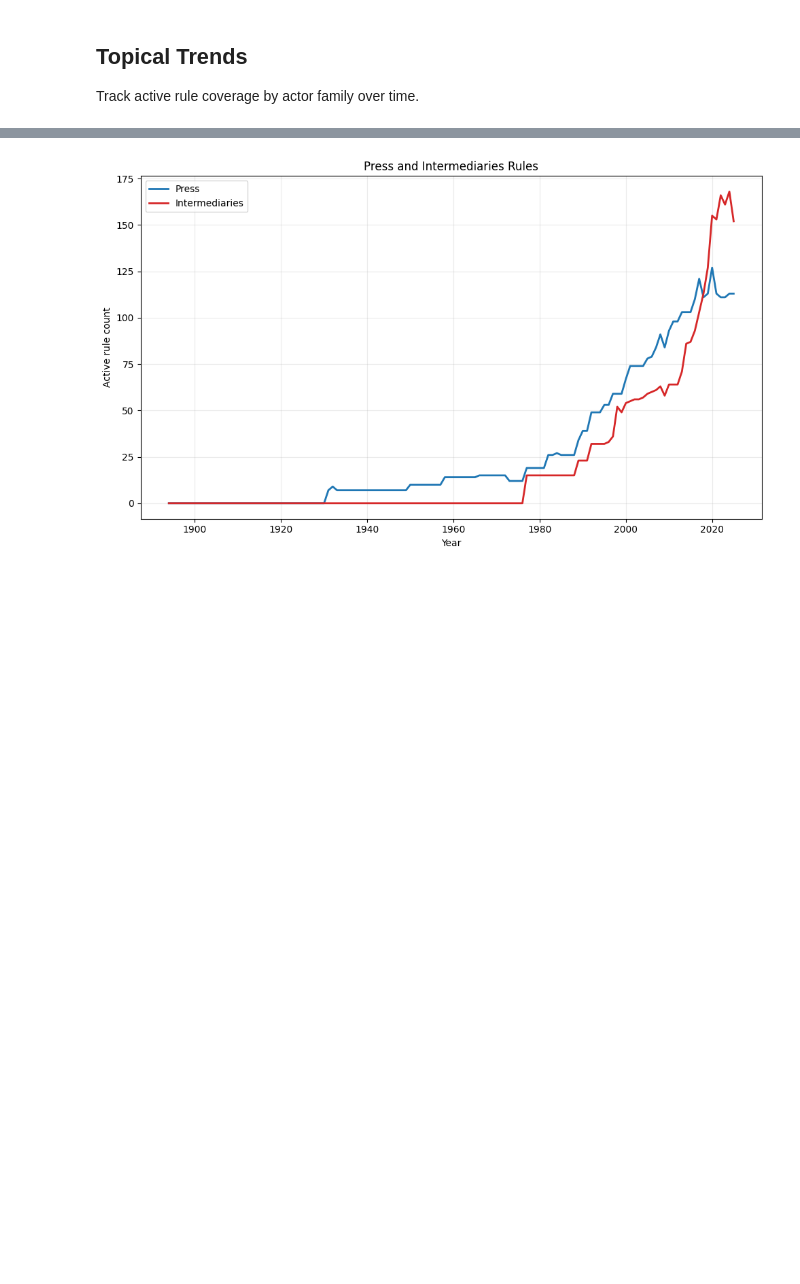
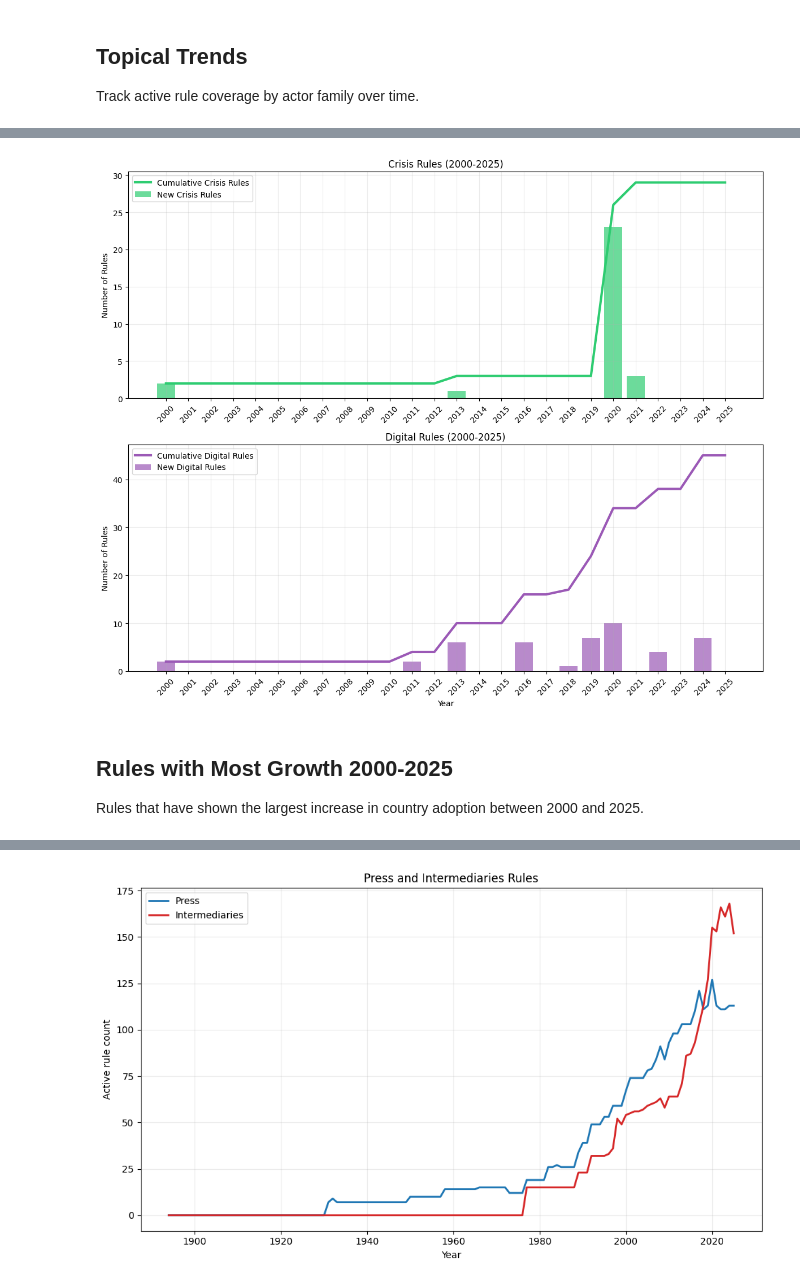
Before and after one commit to raulpzs/lex, a Jupyter notebook: notebooks/eda_new.ipynb, the cells around one changed output, grey strips where cells are left out. Cells and saved outputs as stored; diff of their text form; code cells hidden in the pictures; blank space fills up the shorter version.

```diff
--- a/notebooks/eda_new.ipynb
+++ b/notebooks/eda_new.ipynb
@@ -192,0 +409,33 @@ yearly_active_rules.tail(10)
+# %%
+# Plot the crisis and digital rules adoption timeline
+fig, (ax1, ax2) = plt.subplots(2, 1, figsize=(12, 10))
+
+# Crisis rules plot
+bars1 = ax1.bar(timeline_df['Year'], timeline_df['New Crisis Rules'], color='#2ecc71', alpha=0.7, label='New Crisis Rules', width=0.8)
+line1, = ax1.plot(timeline_df['Year'], timeline_df['Cumulative Crisis Rules'], color='#2ecc71', linewidth=3, label='Cumulative Crisis Rules')
+ax1.set_title('Crisis Rules (2000-2025)')
+ax1.set_ylabel('Number of Rules')
+ax1.grid(True, alpha=0.25)
+ax1.legend(loc='upper left')
+ax1.set_xticks(timeline_df['Year'])
+ax1.set_xticklabels(timeline_df['Year'], rotation=45)
+
+# Digital rules plot
+bars2 = ax2.bar(timeline_df['Year'], timeline_df['New Digi Rules'], color='#9b59b6', alpha=0.7, label='New Digital Rules', width=0.8)
+line2, = ax2.plot(timeline_df['Year'], timeline_df['Cumulative Digi Rules'], color='#9b59b6', linewidth=3, label='Cumulative Digital Rules')
+ax2.set_title('Digital Rules (2000-2025)')
+ax2.set_xlabel('Year')
+ax2.set_ylabel('Number of Rules')
+ax2.grid(True, alpha=0.25)
+ax2.legend(loc='upper left')
+ax2.set_xticks(timeline_df['Year'])
+ax2.set_xticklabels(timeline_df['Year'], rotation=45)
+
+plt.tight_layout()
+plt.show()
+# %% [output]
+[figure, added]
+# %% [markdown]
+## Rules with Most Growth 2000-2025
+
+Rules that have shown the largest increase in country adoption between 2000 and 2025.
```
Also changed, not shown: parts of 17 cells of this notebook, 2 other files.
